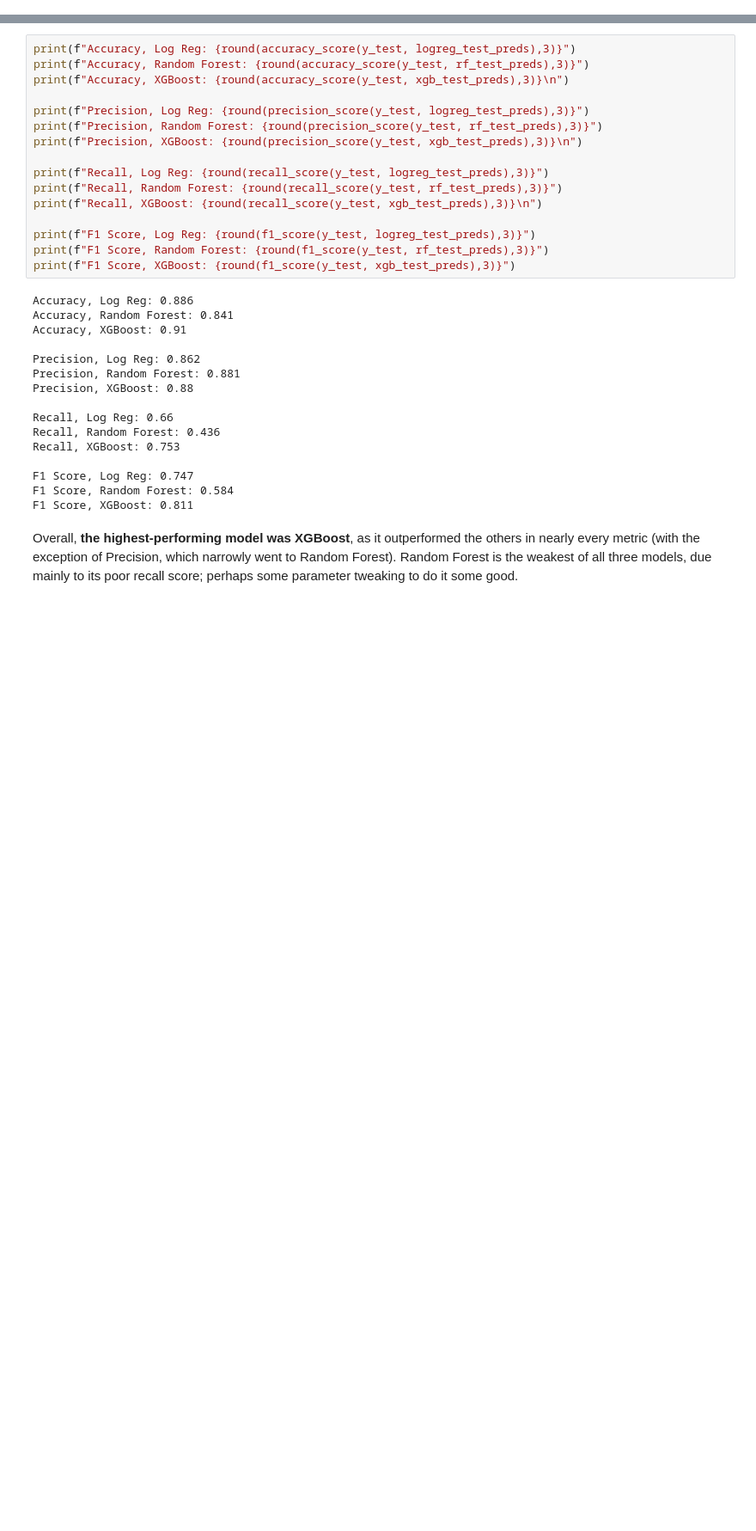
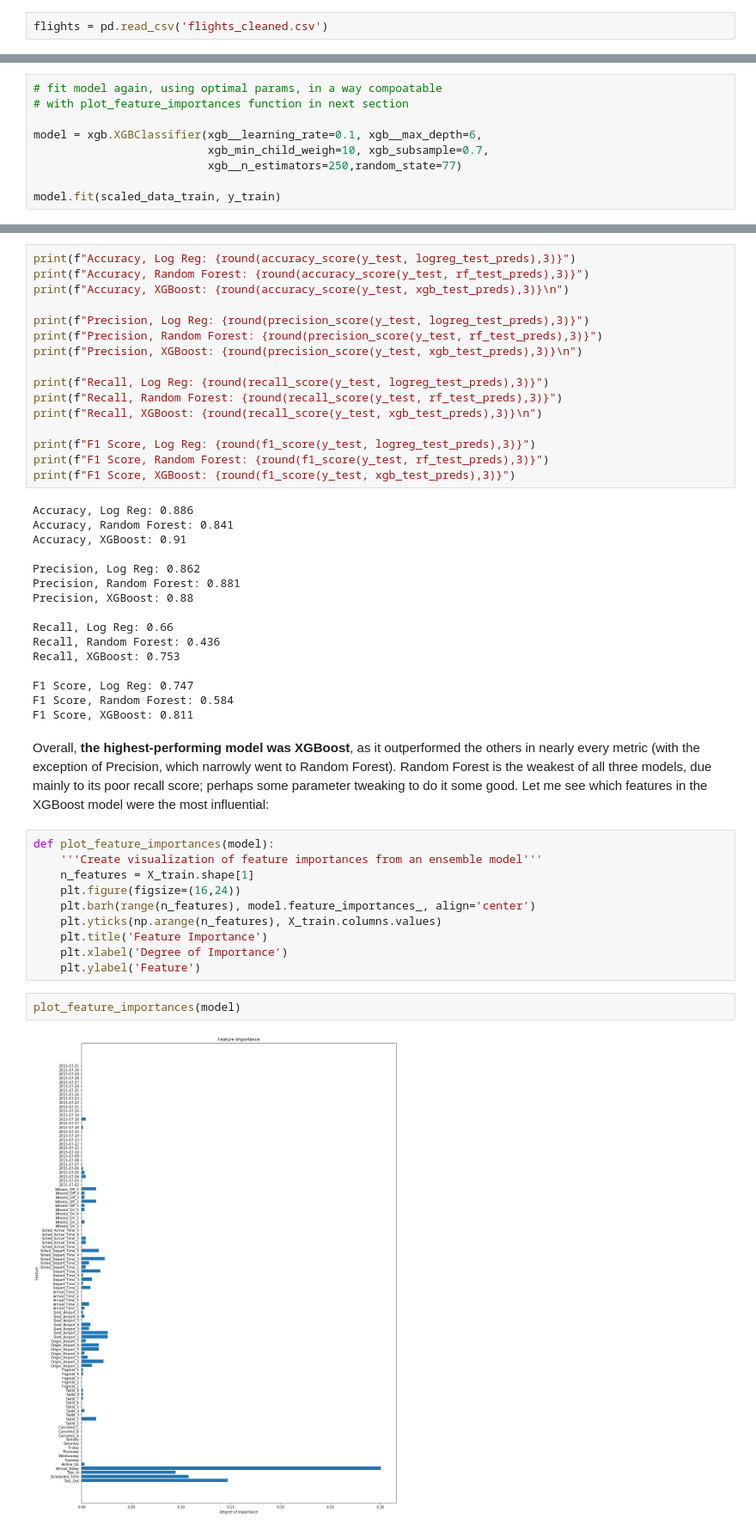
Before and after one commit to timsennett/flight-cancellation-classifier, a Jupyter notebook: student.ipynb, the cells around one changed output, grey strips where cells are left out. Shown at 86% size. Cells and saved outputs as stored; diff of their text form; blank space fills up the shorter version.

```diff
--- a/student.ipynb
+++ b/student.ipynb
@@ -1789,6 +1789,8 @@ flights.drop('Canceled_D', axis=1, inplace=True)
 # all preceeded cells when re-opening notebook
 
 flights.to_csv('flights_cleaned.csv', index_label=False)
+# %%
+flights = pd.read_csv('flights_cleaned.csv')
 # %%
 flights.head()
 # %% [output]
@@ -2035,6 +2037,15 @@ xgb__subsample: 0.7
 
 Training Accuracy: 93.81%
 Testing/Validation Accuracy: 91.05%
+# %%
+# fit model again, using optimal params, in a way compoatable
+# with plot_feature_importances function in next section
+
+model = xgb.XGBClassifier(xgb__learning_rate=0.1, xgb__max_depth=6,
+                          xgb_min_child_weigh=10, xgb_subsample=0.7,
+                          xgb__n_estimators=250,random_state=77)
+
+model.fit(scaled_data_train, y_train)
 # %% [markdown]
 ## 5. Interpret
 # %% [markdown]
@@ -2498,4 +2509,18 @@ F1 Score, Log Reg: 0.747
 F1 Score, Random Forest: 0.584
 F1 Score, XGBoost: 0.811
 # %% [markdown]
-Overall, **the highest-performing model was XGBoost**, as it outperformed the others in nearly every metric (with the exception of Precision, which narrowly went to Random Forest). Random Forest is the weakest of all three models, due mainly to its poor recall score; perhaps some parameter tweaking to do it some good.
+Overall, **the highest-performing model was XGBoost**, as it outperformed the others in nearly every metric (with the exception of Precision, which narrowly went to Random Forest). Random Forest is the weakest of all three models, due mainly to its poor recall score; perhaps some parameter tweaking to do it some good. Let me see which features in the XGBoost model were the most influential:
+# %%
+def plot_feature_importances(model):
+    '''Create visualization of feature importances from an ensemble model'''
+    n_features = X_train.shape[1]
+    plt.figure(figsize=(16,24))
+    plt.barh(range(n_features), model.feature_importances_, align='center')
+    plt.yticks(np.arange(n_features), X_train.columns.values)
+    plt.title('Feature Importance')
+    plt.xlabel('Degree of Importance')
+    plt.ylabel('Feature')
+# %%
+plot_feature_importances(model)
+# %% [output]
+[figure, added]
```
Also changed, not shown: parts of 2 cells of this notebook.
